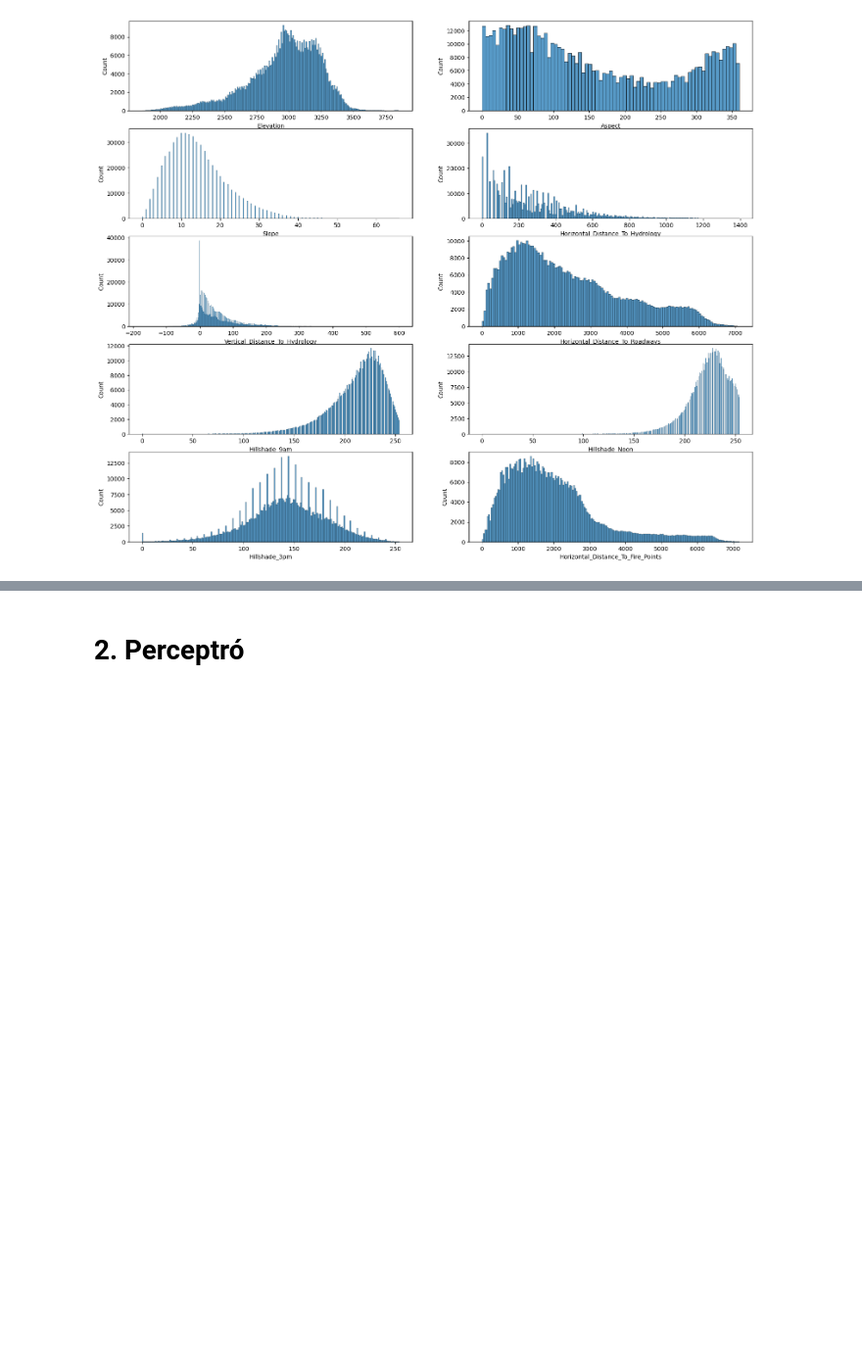
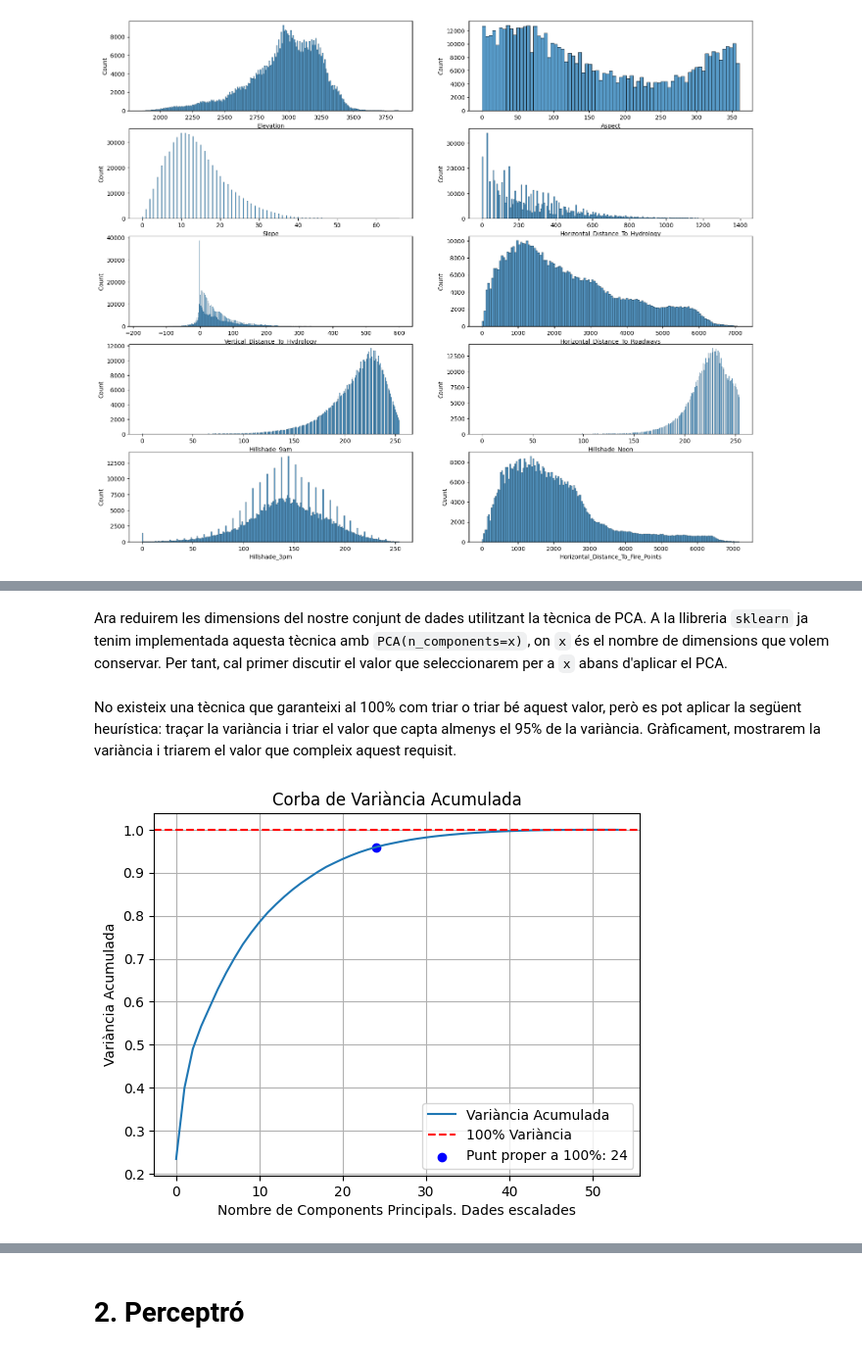
Before and after one commit to Ti-trit/Practicas_IA, a Jupyter notebook: Practica3-IA/practica3.ipynb, the cells around one changed output, grey strips where cells are left out. Shown: that part at 98% size. Saved outputs shown, nothing was run; the diff lists cells and outputs as text; code cells hidden in the pictures; blank space fills up the shorter version.

```diff
--- a/Practica3-IA/practica3.ipynb
+++ b/Practica3-IA/practica3.ipynb
@@ -227,0 +229,14 @@ plt.show()
+# %%
+from sklearn.preprocessing import MinMaxScaler
+
+scaler = MinMaxScaler(feature_range=(-1, 1))
+
+# Només escalarem les columnes de valor continu
+# Crearem una còpia del dataset perquè no tots els models necessiten un escalament de dades
+df2 = df.copy()
+X_escalat = df2.drop(columns=['Cover_Type'])
+y_escalat = df2['Cover_Type']
+
+
+X_escalat[multiValue_Columns] = scaler.fit_transform(df2[multiValue_Columns])
+print(X_escalat)
@@ -227,0 +265,35 @@ plt.show()
+# %% [markdown]
+Ara reduirem les dimensions del nostre conjunt de dades utilitzant la tècnica de PCA. A la llibreria `sklearn` ja tenim implementada aquesta tècnica amb `PCA(n_components=x)`, on `x` és el nombre de dimensions que volem conservar. Per tant, cal primer discutir el valor que seleccionarem per a `x` abans d'aplicar el PCA.
+# %% [markdown]
+No existeix una tècnica que garanteixi al 100% com triar o triar bé aquest valor, però es pot aplicar la següent heurística: traçar la variància i triar el valor que capta almenys el 95% de la variància. Gràficament, mostrarem la variància i triarem el valor que compleix aquest requisit.
+# %%
+from sklearn.decomposition import PCA
+from sklearn.model_selection import train_test_split
+import numpy as np
+
+# Determinar el n_components ideal
+
+# Dividim el nostre dataset en dades d'entrenament i altres de test
+X_train, X_test, y_train, y_test = train_test_split(X_escalat, y_escalat, test_size=0.3, random_state=42)
+
+pca = PCA()
+pca.fit(X_train)
+varianza_acumulada = np.cumsum(pca.explained_variance_ratio_)
+n_components = np.argmax(varianza_acumulada >= 0.95)+1
+
+
+# Dibuixam la corba
+plt.plot(varianza_acumulada, label="Variància Acumulada")
+plt.axhline(y=1, color='r', linestyle='--', label="100% Variància")
+plt.scatter(n_components, varianza_acumulada[n_components],
+            color='blue', label=f'Punt proper a 100%: {n_components}')
+
+# Etiquetes i llegenda
+plt.xlabel('Nombre de Components Principals. Dades escalades')
+plt.ylabel('Variància Acumulada')
+plt.title('Corba de Variància Acumulada')
+plt.legend()
+plt.grid()
+plt.show()
+# %% [output]
+[figure, added]
```
Also changed, not shown: parts of 224 cells of this notebook, 1 other file.
